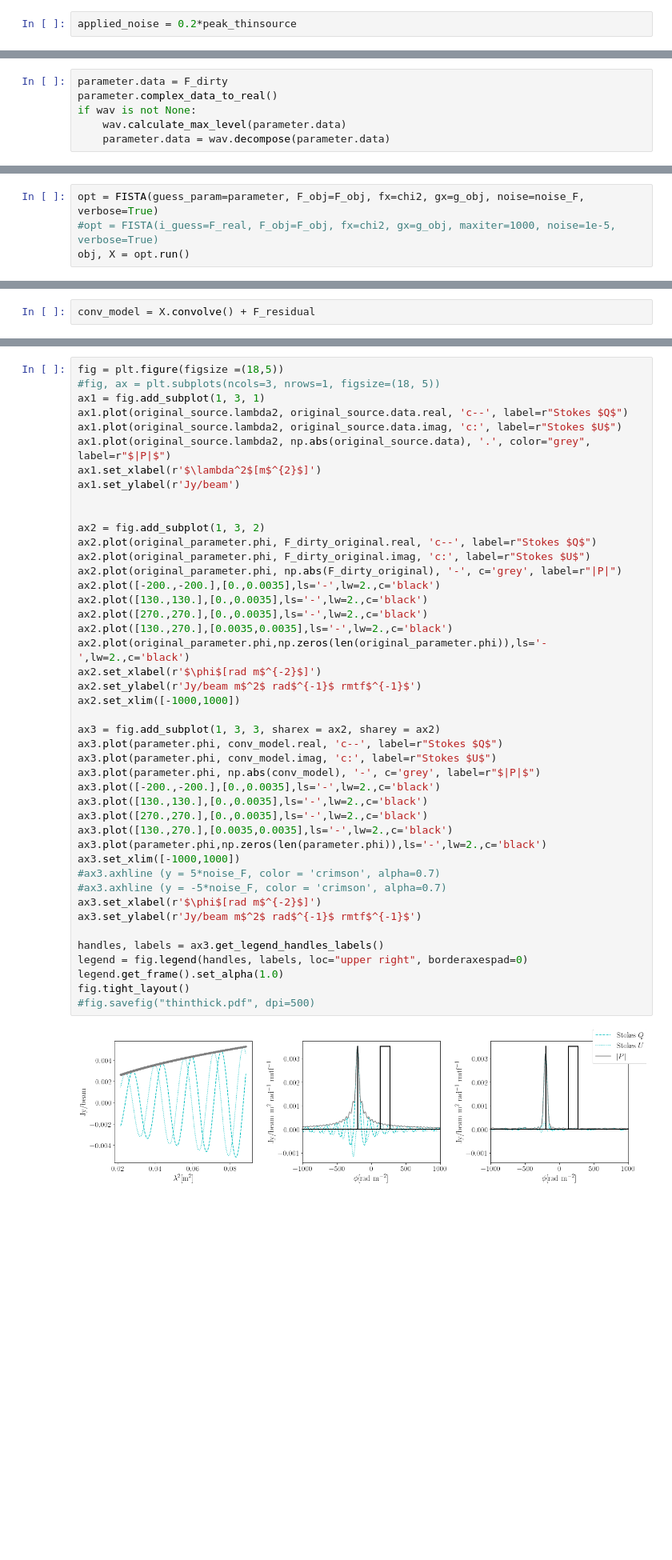
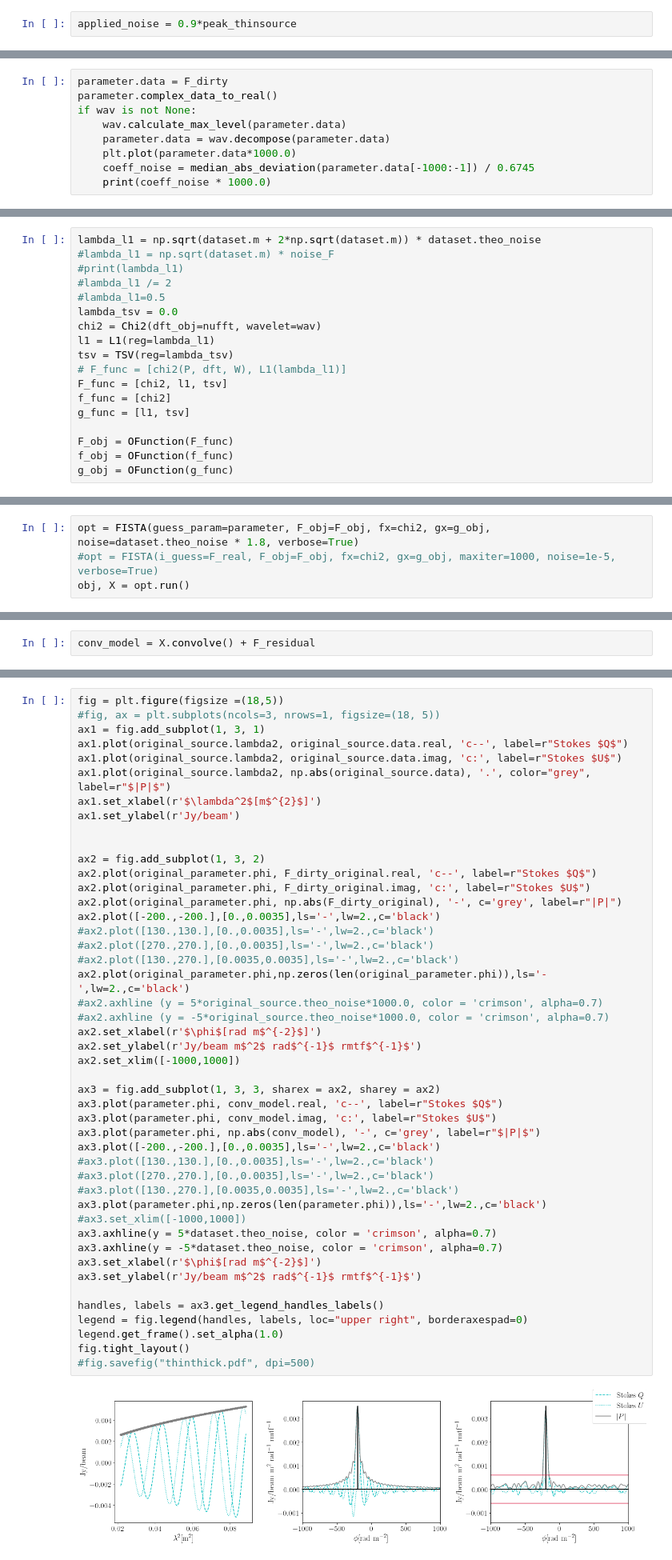
Before and after one commit to miguelcarcamov/csromer, a Jupyter notebook: sandboxes/framework_simulation_scenario1.ipynb, the cells around one changed output, grey strips where cells are left out. Shown at 80% size. Saved outputs shown, nothing was run; the diff lists cells and outputs as text; blank space fills up the shorter version.

```diff
--- a/sandboxes/framework_simulation_scenario1.ipynb
+++ b/sandboxes/framework_simulation_scenario1.ipynb
@@ -79,3 +85,3 @@ simsource.remove_channels(0.3)
 # %%
-applied_noise = 0.2*peak_thinsource
+applied_noise = 0.9*peak_thinsource
 # %%
@@ -222,3 +221,6 @@ parameter.complex_data_to_real()
 if wav is not None:
     wav.calculate_max_level(parameter.data)
     parameter.data = wav.decompose(parameter.data)
+    plt.plot(parameter.data*1000.0)
+    coeff_noise = median_abs_deviation(parameter.data[-1000:-1]) / 0.6745
+    print(coeff_noise * 1000.0)
@@ -224,0 +230,18 @@ if wav is not None:
+# %%
+lambda_l1 = np.sqrt(dataset.m + 2*np.sqrt(dataset.m)) * dataset.theo_noise
+#lambda_l1 = np.sqrt(dataset.m) * noise_F
+#print(lambda_l1)
+#lambda_l1 /= 2
+#lambda_l1=0.5
+lambda_tsv = 0.0
+chi2 = Chi2(dft_obj=nufft, wavelet=wav)
+l1 = L1(reg=lambda_l1)
+tsv = TSV(reg=lambda_tsv)
+# F_func = [chi2(P, dft, W), L1(lambda_l1)]
+F_func = [chi2, l1, tsv]
+f_func = [chi2]
+g_func = [l1, tsv]
+
+F_obj = OFunction(F_func)
+f_obj = OFunction(f_func)
+g_obj = OFunction(g_func)
@@ -225,5 +252,5 @@ if wav is not None:
 # %%
-opt = FISTA(guess_param=parameter, F_obj=F_obj, fx=chi2, gx=g_obj, noise=noise_F, verbose=True)
+opt = FISTA(guess_param=parameter, F_obj=F_obj, fx=chi2, gx=g_obj, noise=dataset.theo_noise * 1.8, verbose=True)
 #opt = FISTA(i_guess=F_real, F_obj=F_obj, fx=chi2, gx=g_obj, maxiter=1000, noise=1e-5, verbose=True)
 obj, X = opt.run()
 # %% [output]
@@ -373,40 +385,42 @@ ax1.plot(original_source.lambda2, original_source.data.imag, 'c:', label=r"Stoke
 ax1.plot(original_source.lambda2, np.abs(original_source.data), '.', color="grey", label=r"$|P|$")
 ax1.set_xlabel(r'$\lambda^2$[m$^{2}$]')
 ax1.set_ylabel(r'Jy/beam')
 
 
 ax2 = fig.add_subplot(1, 3, 2)
 ax2.plot(original_parameter.phi, F_dirty_original.real, 'c--', label=r"Stokes $Q$")
 ax2.plot(original_parameter.phi, F_dirty_original.imag, 'c:', label=r"Stokes $U$")
 ax2.plot(original_parameter.phi, np.abs(F_dirty_original), '-', c='grey', label=r"|P|")
 ax2.plot([-200.,-200.],[0.,0.0035],ls='-',lw=2.,c='black')
-ax2.plot([130.,130.],[0.,0.0035],ls='-',lw=2.,c='black')
-ax2.plot([270.,270.],[0.,0.0035],ls='-',lw=2.,c='black')
-ax2.plot([130.,270.],[0.0035,0.0035],ls='-',lw=2.,c='black')
+#ax2.plot([130.,130.],[0.,0.0035],ls='-',lw=2.,c='black')
+#ax2.plot([270.,270.],[0.,0.0035],ls='-',lw=2.,c='black')
+#ax2.plot([130.,270.],[0.0035,0.0035],ls='-',lw=2.,c='black')
 ax2.plot(original_parameter.phi,np.zeros(len(original_parameter.phi)),ls='-',lw=2.,c='black')
+#ax2.axhline (y = 5*original_source.theo_noise*1000.0, color = 'crimson', alpha=0.7)
+#ax2.axhline (y = -5*original_source.theo_noise*1000.0, color = 'crimson', alpha=0.7)
 ax2.set_xlabel(r'$\phi$[rad m$^{-2}$]')
 ax2.set_ylabel(r'Jy/beam m$^2$ rad$^{-1}$ rmtf$^{-1}$')
 ax2.set_xlim([-1000,1000])
 
 ax3 = fig.add_subplot(1, 3, 3, sharex = ax2, sharey = ax2)
 ax3.plot(parameter.phi, conv_model.real, 'c--', label=r"Stokes $Q$")
 ax3.plot(parameter.phi, conv_model.imag, 'c:', label=r"Stokes $U$")
 ax3.plot(parameter.phi, np.abs(conv_model), '-', c='grey', label=r"$|P|$")
 ax3.plot([-200.,-200.],[0.,0.0035],ls='-',lw=2.,c='black')
-ax3.plot([130.,130.],[0.,0.0035],ls='-',lw=2.,c='black')
-ax3.plot([270.,270.],[0.,0.0035],ls='-',lw=2.,c='black')
-ax3.plot([130.,270.],[0.0035,0.0035],ls='-',lw=2.,c='black')
+#ax3.plot([130.,130.],[0.,0.0035],ls='-',lw=2.,c='black')
+#ax3.plot([270.,270.],[0.,0.0035],ls='-',lw=2.,c='black')
+#ax3.plot([130.,270.],[0.0035,0.0035],ls='-',lw=2.,c='black')
 ax3.plot(parameter.phi,np.zeros(len(parameter.phi)),ls='-',lw=2.,c='black')
-ax3.set_xlim([-1000,1000])
-#ax3.axhline (y = 5*noise_F, color = 'crimson', alpha=0.7)
-#ax3.axhline (y = -5*noise_F, color = 'crimson', alpha=0.7)
+#ax3.set_xlim([-1000,1000])
+ax3.axhline(y = 5*dataset.theo_noise, color = 'crimson', alpha=0.7)
+ax3.axhline(y = -5*dataset.theo_noise, color = 'crimson', alpha=0.7)
 ax3.set_xlabel(r'$\phi$[rad m$^{-2}$]')
 ax3.set_ylabel(r'Jy/beam m$^2$ rad$^{-1}$ rmtf$^{-1}$')
 
 handles, labels = ax3.get_legend_handles_labels()
 legend = fig.legend(handles, labels, loc="upper right", borderaxespad=0)
 legend.get_frame().set_alpha(1.0)
 fig.tight_layout()
 #fig.savefig("thinthick.pdf", dpi=500)
 # %% [output]
-[figure, old version]
+[figure, new version]
```
Also changed, not shown: parts of 39 cells of this notebook, 10 other files.
